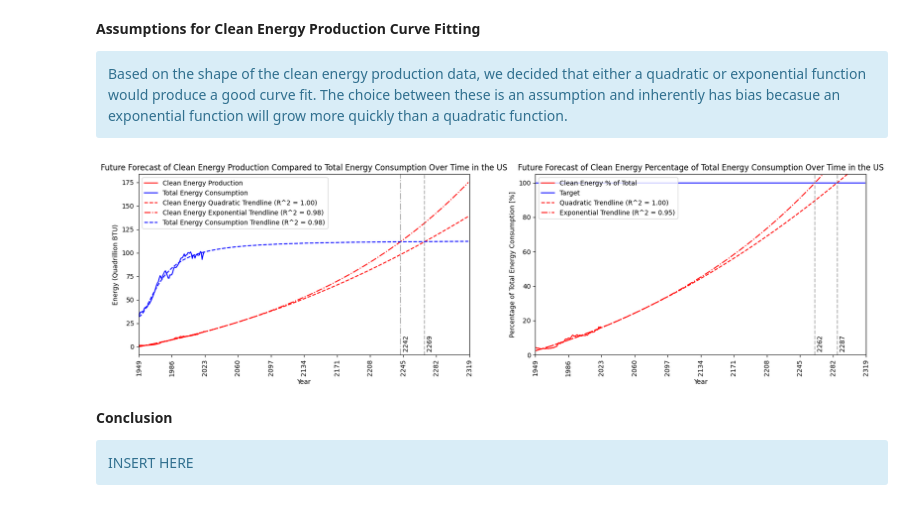
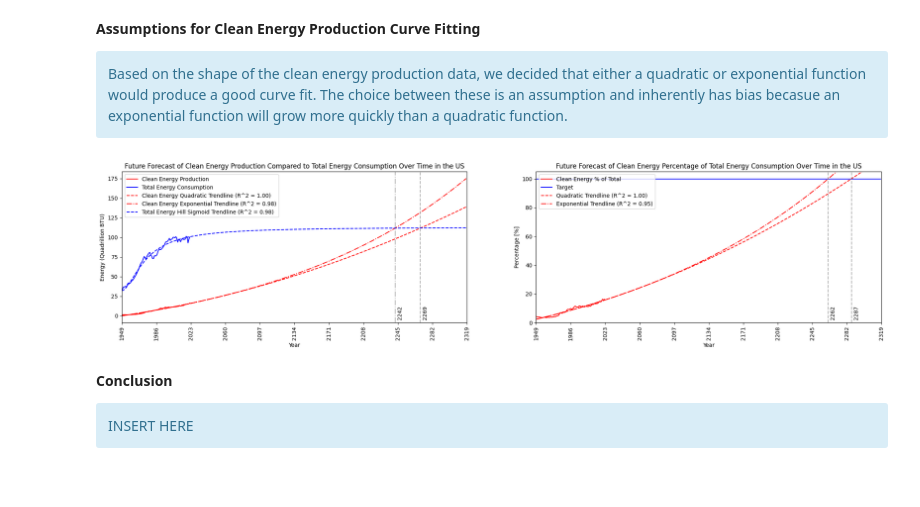
Before and after one commit to peterlecavalier/clean-energy-report, a Jupyter notebook: final_project.ipynb, the cells around one changed output. Drawn from its saved outputs; the diff is of its cells as text; code cells hidden in the pictures; blank space fills up the shorter version.

Commit message:
small adjustments to plot

```diff
--- a/final_project.ipynb
+++ b/final_project.ipynb
@@ -155,14 +155,14 @@ clean_perc_exp_r_squared = np.corrcoef(clean_energy['Clean_Percentage'], exponen
 #### Left Plot ####
 
 # Create a 1x2 subplot
-fig2, ax2 = plt.subplots(1, 2, figsize=(20, 5))
+fig2, ax2 = plt.subplots(1, 2, figsize=(25, 5))
 
 # Plot the trendlines
 ax2[0].plot(clean_energy['Annual Total'], clean_energy['Total'], color='r', label='Clean Energy Production')
 ax2[0].plot(e_consumption_by_source['Annual Total'], e_consumption_by_source['Total Primary Energy Consumption'], color='b', label='Total Energy Consumption')
 ax2[0].plot(future_years, clean_quad_val_predictive, color='r', linestyle='--', label=f'Clean Energy Quadratic Trendline (R^2 = {clean_quad_r_squared:.2f})')
 ax2[0].plot(future_years, clean_exp_val_predictive, color='r', linestyle='-.', label=f'Clean Energy Exponential Trendline (R^2 = {clean_exp_r_squared:.2f})')
-ax2[0].plot(future_years, total_val_predictive, color='b', linestyle='--', label=f'Total Energy Consumption Trendline (R^2 = {total_r_squared:.2f})')
+ax2[0].plot(future_years, total_val_predictive, color='b', linestyle='--', label=f'Total Energy Hill Sigmoid Trendline (R^2 = {total_r_squared:.2f})')
 ax2[0].set_xlabel('Year')
 ax2[0].set_ylabel('Energy (Quadrillion BTU)')
 ax2[0].legend()
@@ -193,36 +193,35 @@ ax2[0].text(cross_year_exp + 2, -5, f'{cross_year_exp:.0f}', rotation=90, vertic
 ax2[1].plot(clean_energy['Annual Total'], clean_energy['Clean_Percentage'], color='r', label='Clean Energy % of Total')
 ax2[1].plot(future_years, np.full(len(future_years), 100), color='b', linestyle='-', label=f'Target')
 ax2[1].plot(future_years, clean_perc_quad_val_predictive, color='r', linestyle='--', label=f'Quadratic Trendline (R^2 = {clean_perc_quad_r_squared:.2f})')
 ax2[1].plot(future_years, clean_perc_exp_val_predictive , color='r', linestyle='-.', label=f'Exponential Trendline (R^2 = {clean_perc_exp_r_squared:.2f})')
 ax2[1].set_xlabel('Year')
-ax2[1].set_ylabel('Percentage of Total Energy Consumption [%]')
-# Put legend in bottom right corner
+ax2[1].set_ylabel('Percentage [%]')
 ax2[1].legend(loc='upper left')
 ax2[1].set_xlim(xmin, xmax)
 ax2[1].set_ylim(0, 105)
 ax2[1].set_xticks(ticks)
 ax2[1].tick_params(axis='x', rotation=90)
 ax2[1].set_title('Future Forecast of Clean Energy Percentage of Total Energy Consumption Over Time in the US')
 
 # Get the year when quadratic clean energy production trendline is 100% of total energy consumption
 perc_closest_val_quad = min(abs(100 - clean_perc_quad_val_predictive))
 perc_clean_100_quad   = future_years[abs(100 - clean_perc_quad_val_predictive) == perc_closest_val_quad][0]
 
 # Get the year when exponential clean energy production trendline is 100% of total energy consumption
 perc_closest_val_exp = min(abs(100 - clean_perc_exp_val_predictive))
 perc_clean_100_exp   = future_years[abs(100 - clean_perc_exp_val_predictive) == perc_closest_val_exp][0]
 
 # Add a dotted vertial grey line at the year when clean energy production is 100% of total energy consumption with 0.6 transparency for both trendlines
 ax2[1].axvline(x=perc_clean_100_quad, color='grey', linestyle='--', alpha=0.6)
 ax2[1].axvline(x=perc_clean_100_exp , color='grey', linestyle='--', alpha=0.6)
 
 # Add the crossing year as text on the plot positioned next to the vertical line
 ax2[1].text(perc_clean_100_quad + 2, 2, f'{perc_clean_100_quad:.0f}', rotation=90, verticalalignment='bottom', horizontalalignment='left')
 ax2[1].text(perc_clean_100_exp  + 2, 2, f'{perc_clean_100_exp :.0f}', rotation=90, verticalalignment='bottom', horizontalalignment='left')
 
 plt.show()
 # %% [output]
-[figure, old version]
+[figure, new version]
 # %% [markdown]
 **Conclusion**
 <div class="alert alert-block alert-info">
```
